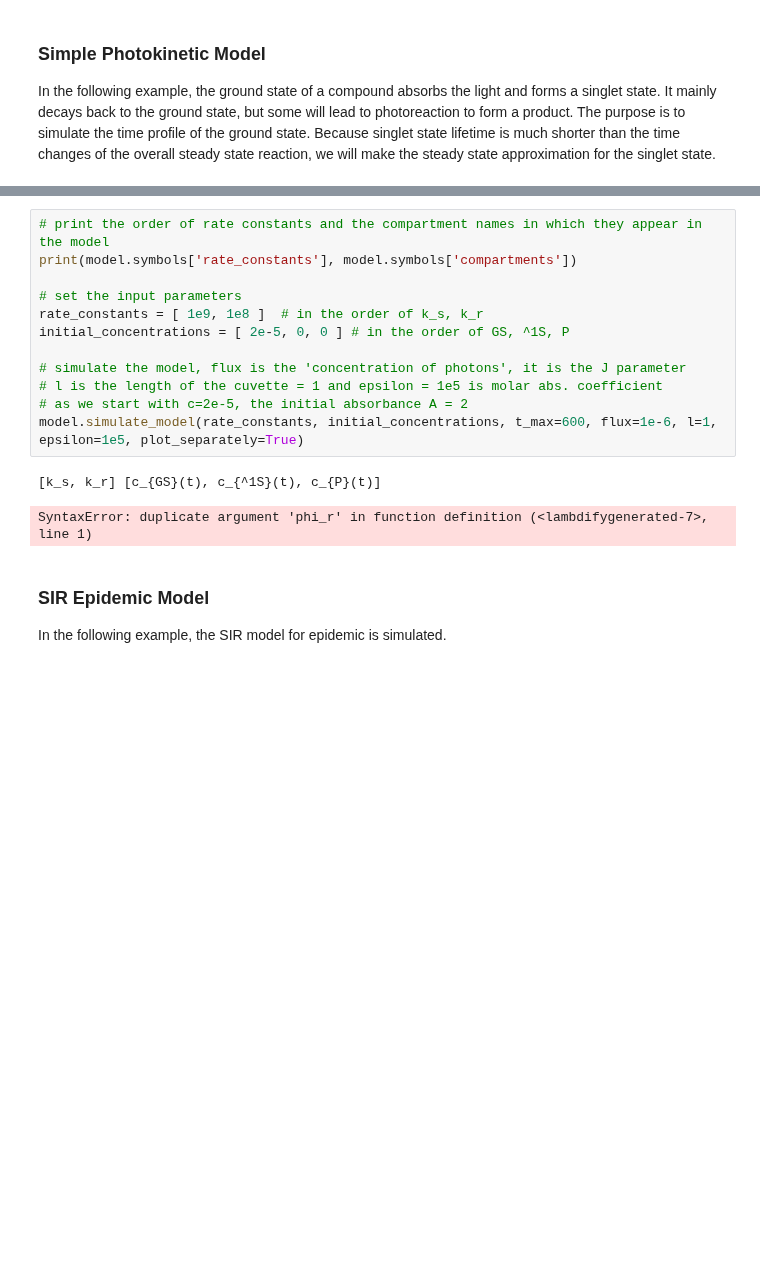
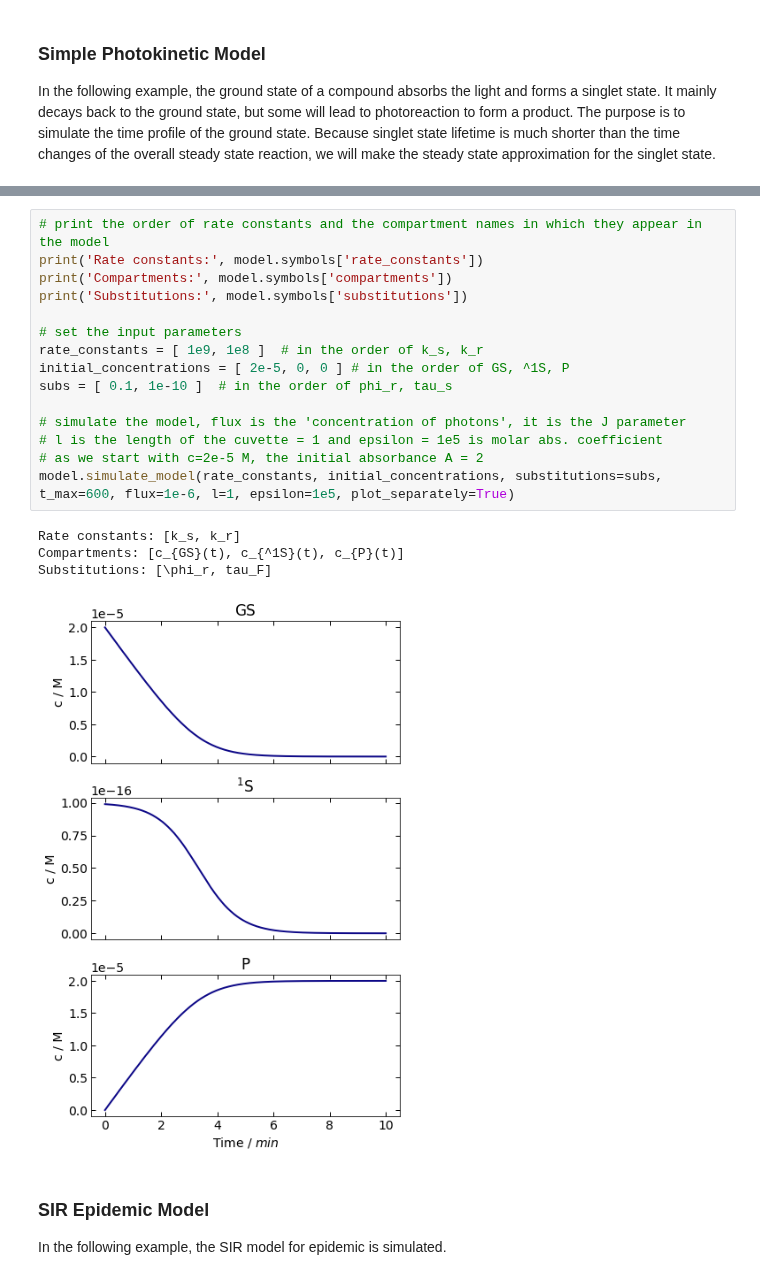
Before and after one commit to dmadea/Photo-Kinetic-Simulator, a Jupyter notebook: Simulator.ipynb, the cells around one changed output, grey strips where cells are left out. Saved outputs shown, nothing was run; the diff lists cells and outputs as text; blank space fills up the shorter version.

```diff
--- a/Simulator.ipynb
+++ b/Simulator.ipynb
@@ -244,18 +187,23 @@ $\displaystyle \frac{d}{d t} \operatorname{c_{GS}}{\left(t \right)} = - 10^{- \e
 # %%
 # print the order of rate constants and the compartment names in which they appear in the model
-print(model.symbols['rate_constants'], model.symbols['compartments'])
+print('Rate constants:', model.symbols['rate_constants'])
+print('Compartments:', model.symbols['compartments'])
+print('Substitutions:', model.symbols['substitutions'])
 
 # set the input parameters
 rate_constants = [ 1e9, 1e8 ]  # in the order of k_s, k_r
 initial_concentrations = [ 2e-5, 0, 0 ] # in the order of GS, ^1S, P
+subs = [ 0.1, 1e-10 ]  # in the order of phi_r, tau_s
 
 # simulate the model, flux is the 'concentration of photons', it is the J parameter
 # l is the length of the cuvette = 1 and epsilon = 1e5 is molar abs. coefficient
-# as we start with c=2e-5, the initial absorbance A = 2
-model.simulate_model(rate_constants, initial_concentrations, t_max=600, flux=1e-6, l=1, epsilon=1e5, plot_separately=True)
+# as we start with c=2e-5 M, the initial absorbance A = 2
+model.simulate_model(rate_constants, initial_concentrations, substitutions=subs, t_max=600, flux=1e-6, l=1, epsilon=1e5, plot_separately=True)
 # %% [output]
-[k_s, k_r] [c_{GS}(t), c_{^1S}(t), c_{P}(t)]
+Rate constants: [k_s, k_r]
+Compartments: [c_{GS}(t), c_{^1S}(t), c_{P}(t)]
+Substitutions: [\phi_r, tau_F]
-SyntaxError: duplicate argument 'phi_r' in function definition (<lambdifygenerated-7>, line 1)
+[figure, added]
 # %% [markdown]
 ### SIR Epidemic Model
 
```
Also changed, not shown: parts of 15 cells of this notebook, 1 other file.
